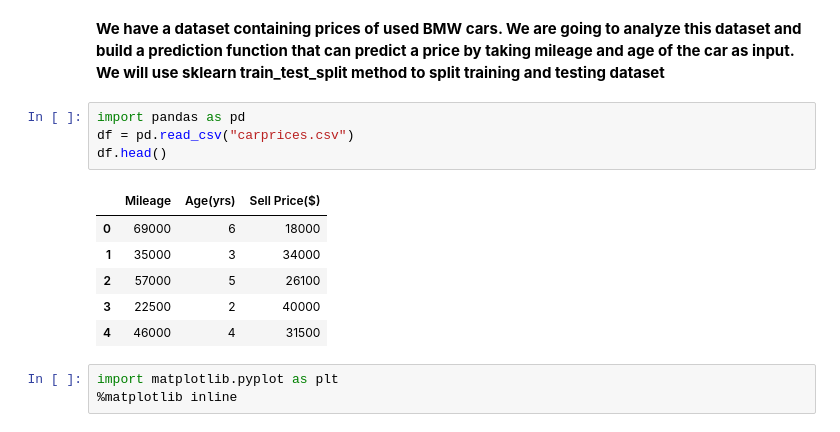
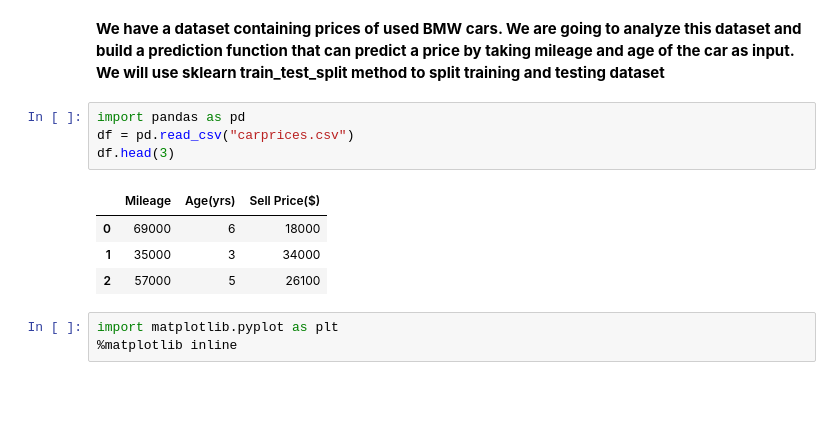
Before and after one commit to Kailas-lab/Machine_Learning, a Jupyter notebook: samples/train_test_split.ipynb, the cells around one changed output. Drawn from its saved outputs; the diff is of its cells as text; blank space fills up the shorter version.

```diff
--- a/samples/train_test_split.ipynb
+++ b/samples/train_test_split.ipynb
@@ -9,14 +9,12 @@ as input. We will use sklearn train_test_split method to split training and test
 # %%
 import pandas as pd
 df = pd.read_csv("carprices.csv")
-df.head()
+df.head(3)
 # %% [output]
 |  | Mileage | Age(yrs) | Sell Price($) |
 | 0 | 69000 | 6 | 18000 |
 | 1 | 35000 | 3 | 34000 |
 | 2 | 57000 | 5 | 26100 |
-| 3 | 22500 | 2 | 40000 |
-| 4 | 46000 | 4 | 31500 |
 # %%
 import matplotlib.pyplot as plt
 %matplotlib inline
```
Also changed, not shown: parts of 11 cells of this notebook, 16 other files.
